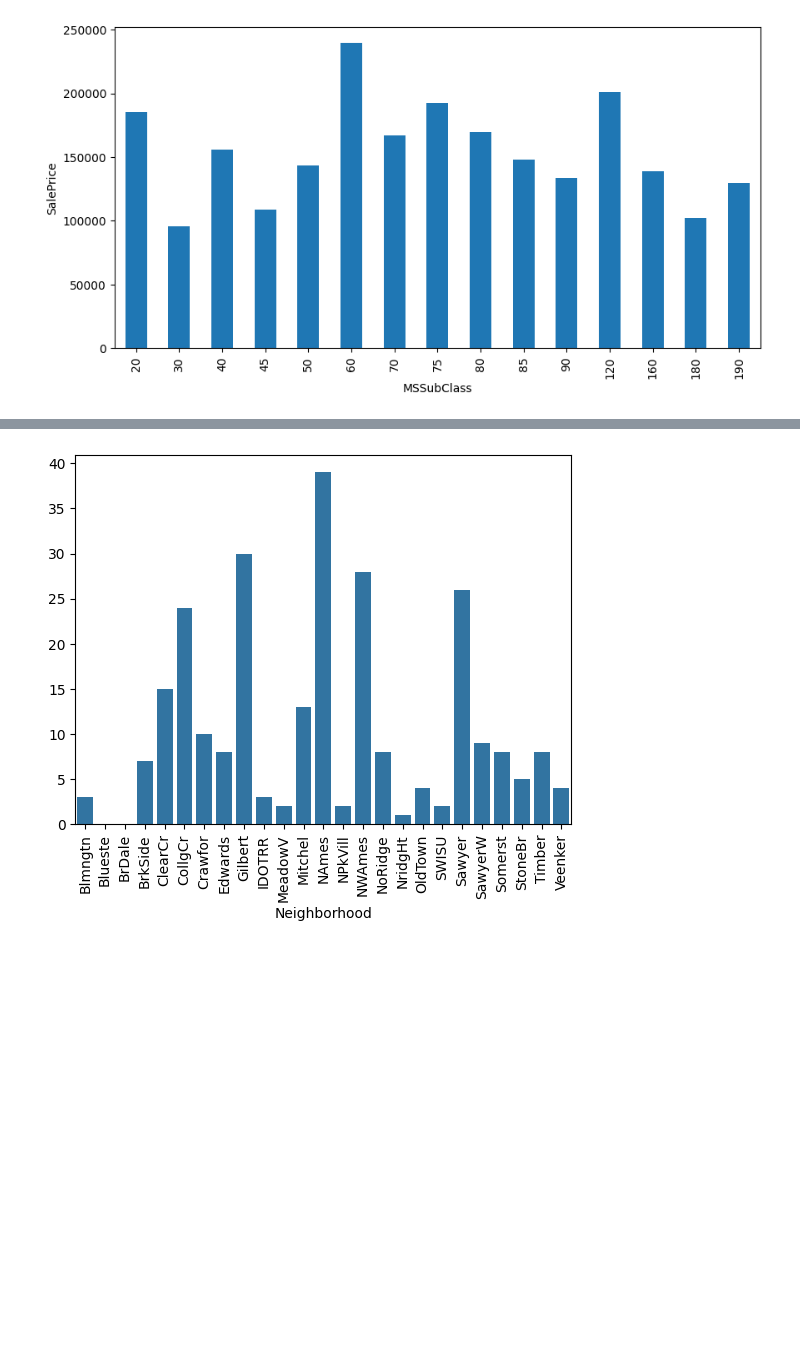
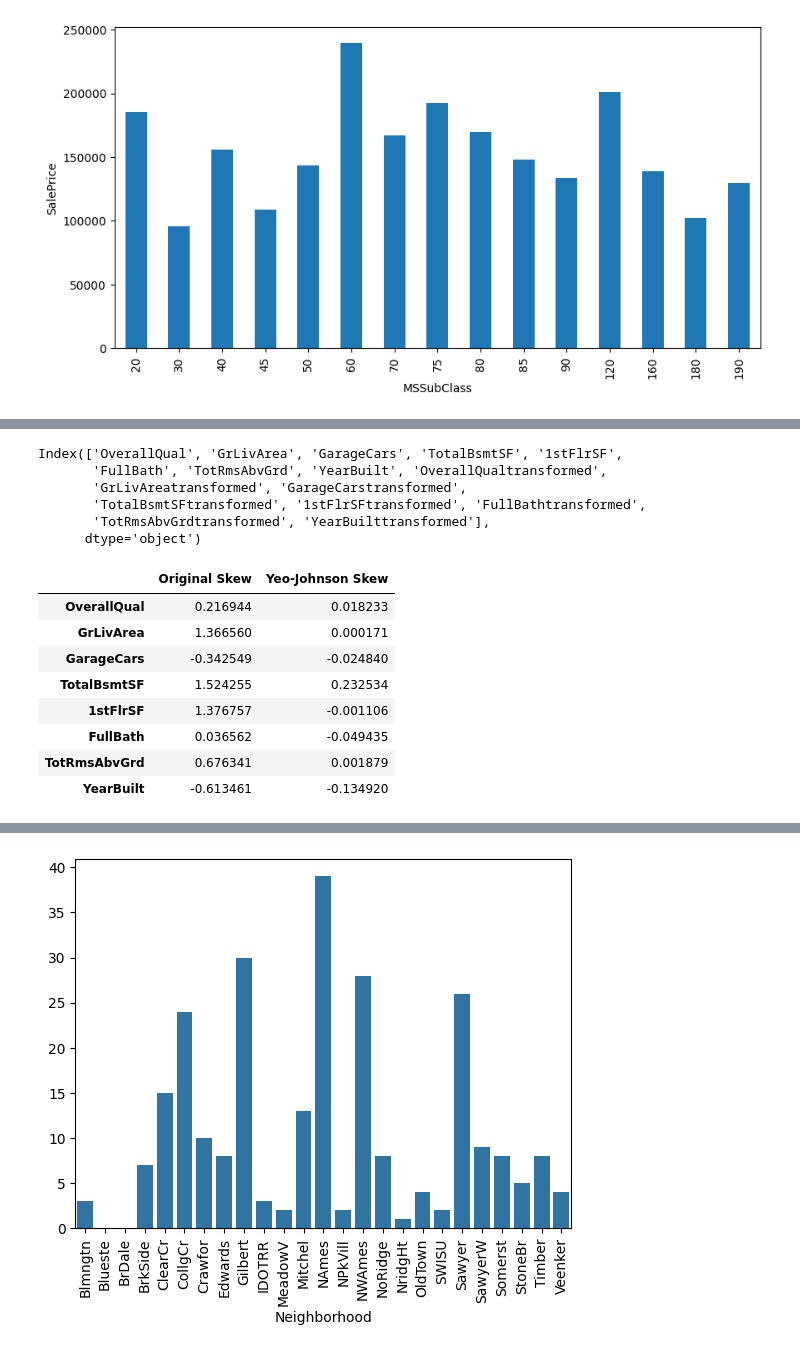
Before and after one commit to amanusmani3sep-bit/House_prediction, a Jupyter notebook: house_prediction.ipynb, the cells around one changed output, grey strips where cells are left out. Cells and saved outputs as stored; diff of their text form; code cells hidden in the pictures; blank space fills up the shorter version.

```diff
--- a/house_prediction.ipynb
+++ b/house_prediction.ipynb
@@ -166,0 +186,3 @@ Text(0, 0.5, 'SalePrice')
+# %%
+slected_col=df[["OverallQual",	"GrLivArea",	"GarageCars","TotalBsmtSF",	"1stFlrSF","FullBath",	"TotRmsAbvGrd",	"YearBuilt",
+                ]]
@@ -166,0 +241,48 @@ Text(0, 0.5, 'SalePrice')
+# %%
+slected_col.columns
+# %% [output]
+Index(['OverallQual', 'GrLivArea', 'GarageCars', 'TotalBsmtSF', '1stFlrSF',
+       'FullBath', 'TotRmsAbvGrd', 'YearBuilt', 'OverallQualtransformed',
+       'GrLivAreatransformed', 'GarageCarstransformed',
+       'TotalBsmtSFtransformed', '1stFlrSFtransformed', 'FullBathtransformed',
+       'TotRmsAbvGrdtransformed', 'YearBuilttransformed'],
+      dtype='object')
+# %%
+original_cols = [
+    "OverallQual",
+    "GrLivArea",
+    "GarageCars",
+    "TotalBsmtSF",
+    "1stFlrSF",
+    "FullBath",
+    "TotRmsAbvGrd",
+    "YearBuilt"
+]
+
+transformed_cols = [
+    "OverallQualtransformed",
+    "GrLivAreatransformed",
+    "GarageCarstransformed",
+    "TotalBsmtSFtransformed",
+    "1stFlrSFtransformed",
+    "FullBathtransformed",
+    "TotRmsAbvGrdtransformed",
+    "YearBuilttransformed"
+]
+
+comparison = pd.DataFrame({
+    "Original Skew": slected_col[original_cols].skew().values,
+    "Yeo-Johnson Skew": slected_col[transformed_cols].skew().values
+}, index=original_cols)
+
+comparison
+# %% [output]
+|  | Original Skew | Yeo-Johnson Skew |
+| OverallQual | 0.216944 | 0.018233 |
+| GrLivArea | 1.366560 | 0.000171 |
+| GarageCars | -0.342549 | -0.024840 |
+| TotalBsmtSF | 1.524255 | 0.232534 |
+| 1stFlrSF | 1.376757 | -0.001106 |
+| FullBath | 0.036562 | -0.049435 |
+| TotRmsAbvGrd | 0.676341 | 0.001879 |
+| YearBuilt | -0.613461 | -0.134920 |
```
Also changed, not shown: parts of 41 cells of this notebook.
